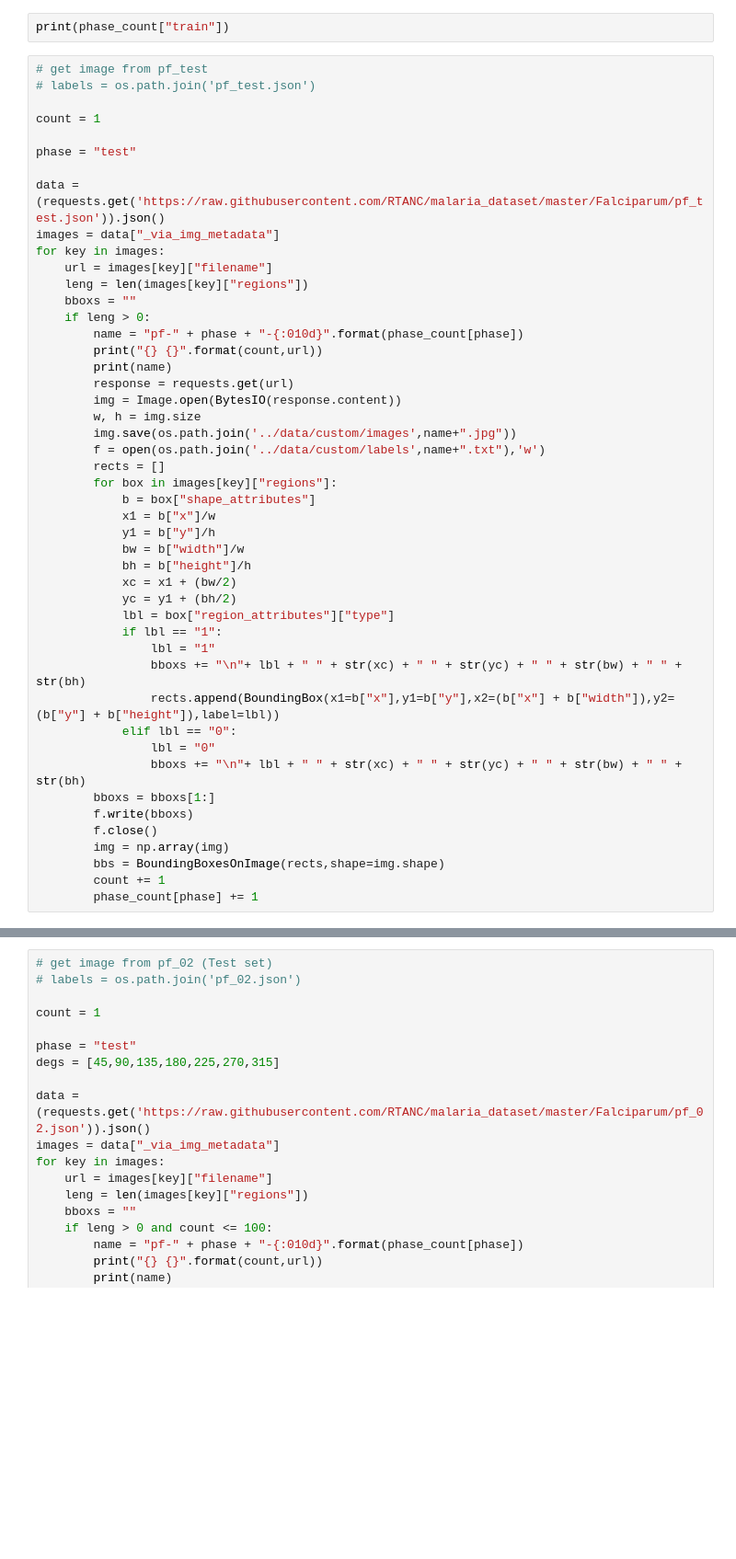
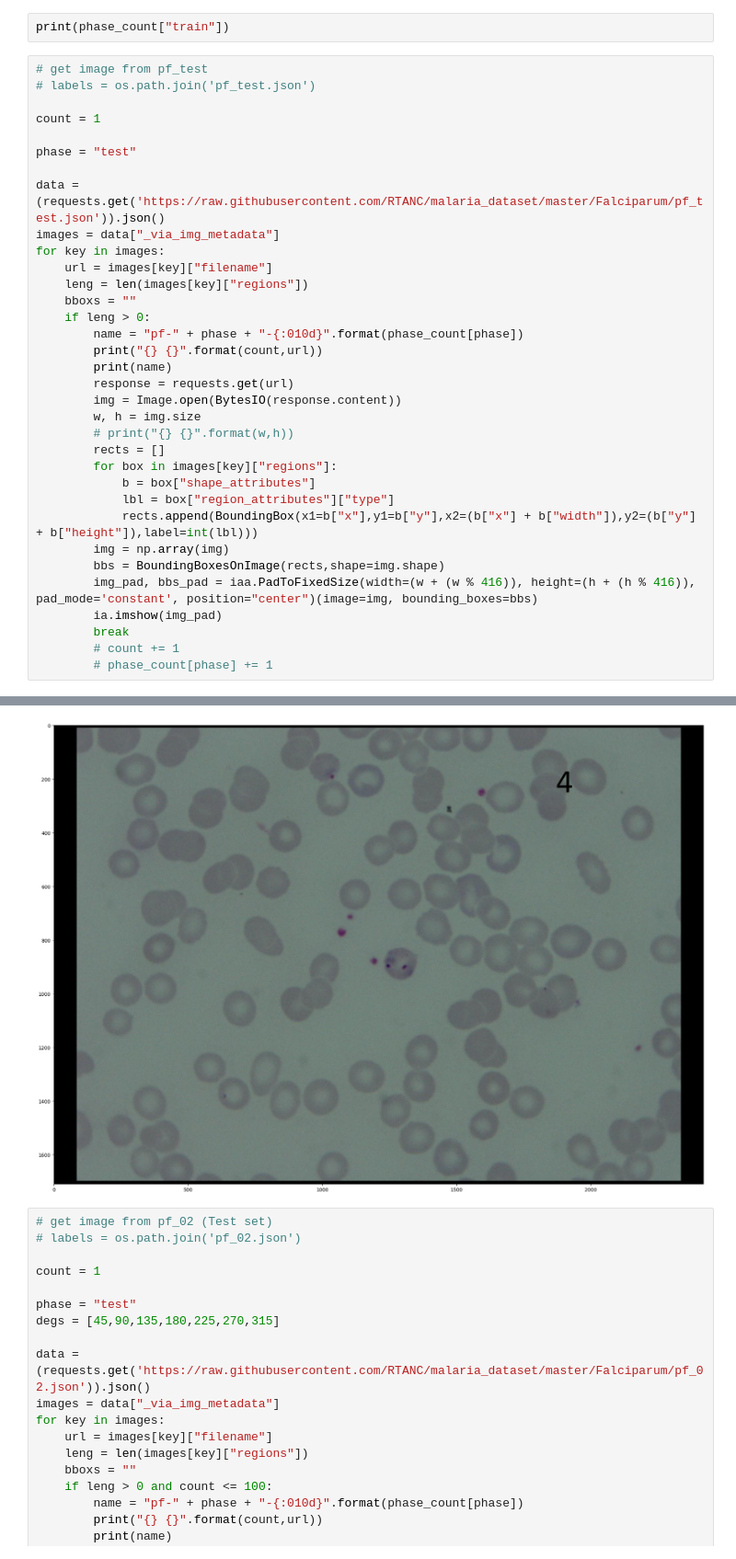
Before and after one commit to RTANC/yolov3, a Jupyter notebook: pf/download_img_from_url.ipynb, the cells around one changed output, grey strips where cells are left out. Shown at 92% size. Cells and saved outputs as stored; diff of their text form; blank space fills up the shorter version.

```diff
--- a/pf/download_img_from_url.ipynb
+++ b/pf/download_img_from_url.ipynb
@@ -102,29 +103,17 @@ for key in images:
         response = requests.get(url)
         img = Image.open(BytesIO(response.content))
         w, h = img.size
-        img.save(os.path.join('../data/custom/images',name+".jpg"))
-        f = open(os.path.join('../data/custom/labels',name+".txt"),'w')
+        # print("{} {}".format(w,h))
         rects = []
         for box in images[key]["regions"]:
             b = box["shape_attributes"]
-            x1 = b["x"]/w
-            y1 = b["y"]/h
-            bw = b["width"]/w
-            bh = b["height"]/h
-            xc = x1 + (bw/2)
-            yc = y1 + (bh/2)
             lbl = box["region_attributes"]["type"]
-            if lbl == "1":
-                lbl = "1"
-                bboxs += "\n"+ lbl + " " + str(xc) + " " + str(yc) + " " + str(bw) + " " + str(bh)
-                rects.append(BoundingBox(x1=b["x"],y1=b["y"],x2=(b["x"] + b["width"]),y2=(b["y"] + b["height"]),label=lbl))
-            elif lbl == "0":
-                lbl = "0"
-                bboxs += "\n"+ lbl + " " + str(xc) + " " + str(yc) + " " + str(bw) + " " + str(bh)
-        bboxs = bboxs[1:]
-        f.write(bboxs)
-        f.close()
+            rects.append(BoundingBox(x1=b["x"],y1=b["y"],x2=(b["x"] + b["width"]),y2=(b["y"] + b["height"]),label=int(lbl)))
         img = np.array(img)
         bbs = BoundingBoxesOnImage(rects,shape=img.shape)
-        count += 1
-        phase_count[phase] += 1
+        img_pad, bbs_pad = iaa.PadToFixedSize(width=(w + (w % 416)), height=(h + (h % 416)), pad_mode='constant', position="center")(image=img, bounding_boxes=bbs)
+        ia.imshow(img_pad)
+        break
+        # count += 1
+        # phase_count[phase] += 1
+# %% [output]
@@ -131,3 +122,4 @@ for key in images:
+[figure, added]
 # %%
 # get image from pf_02 (Test set)
 # labels = os.path.join('pf_02.json')
```
Also changed, not shown: parts of 3 cells of this notebook.
